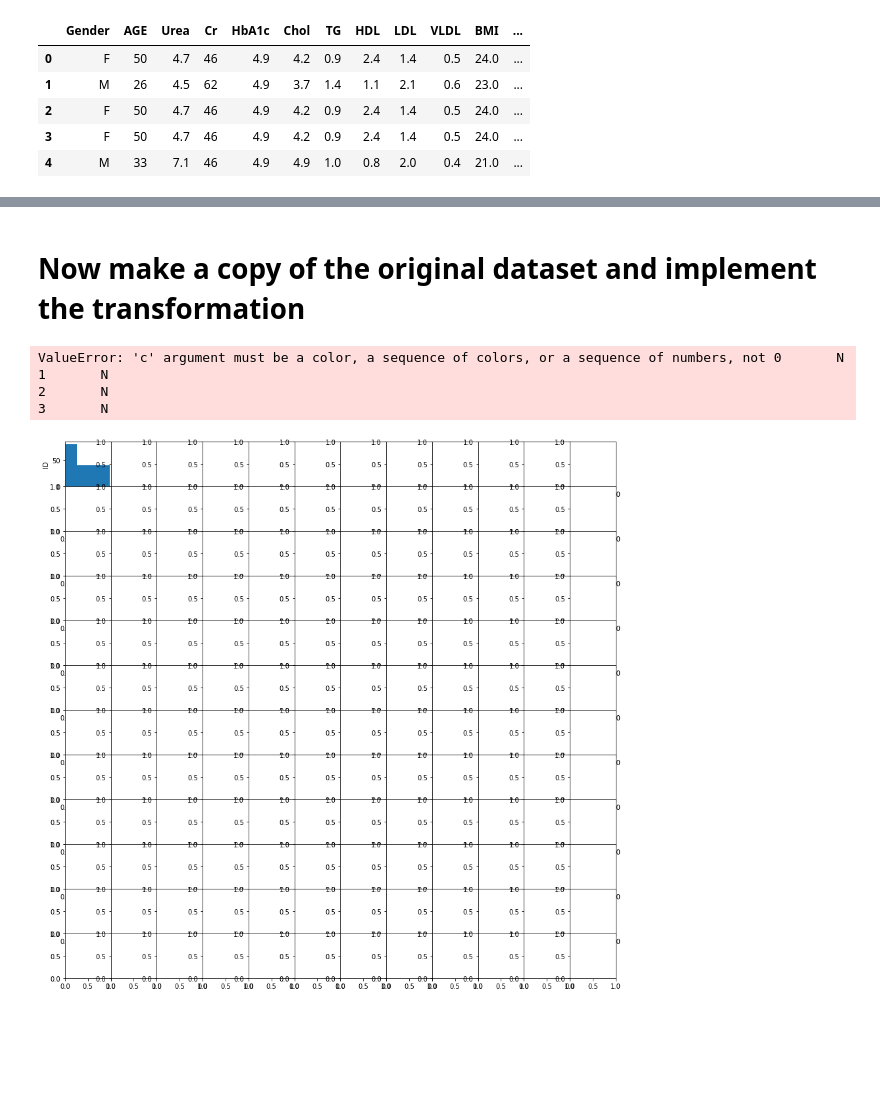
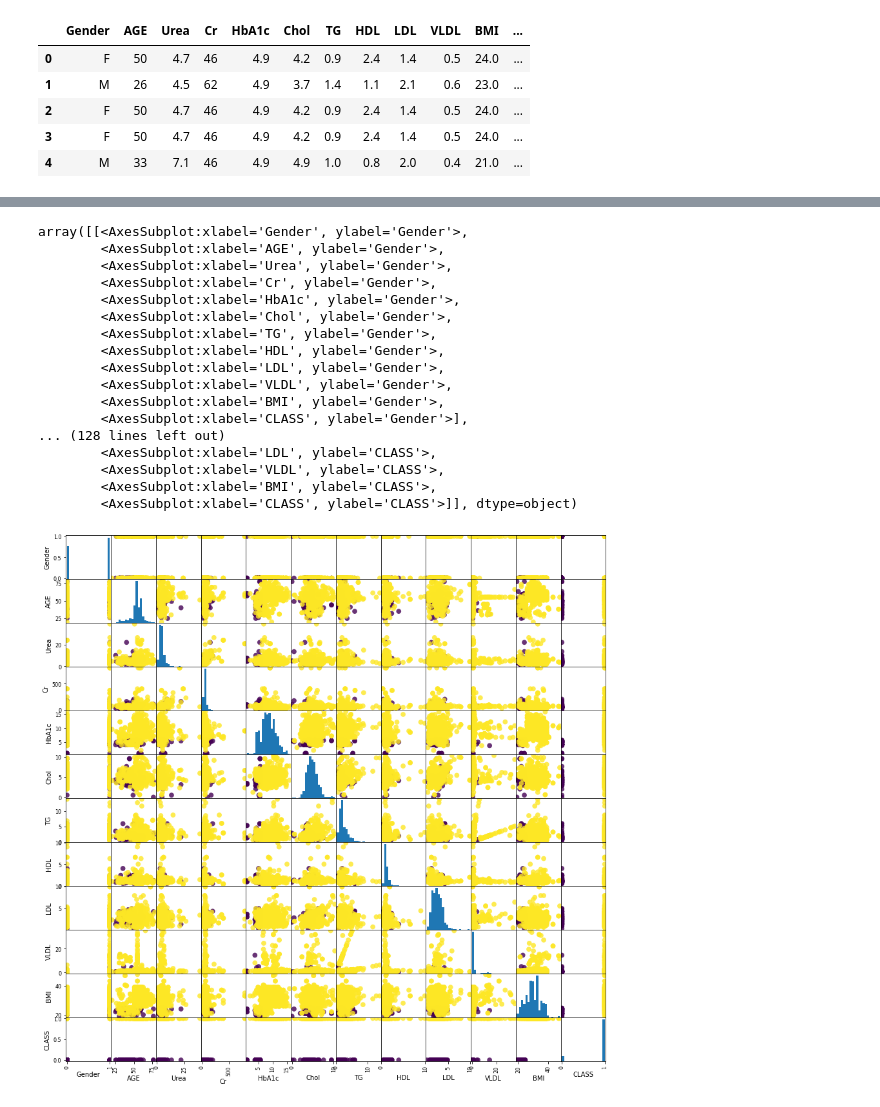
Before and after one commit to QizheCui/Diabetes-Squad, a Jupyter notebook: EDA/initial plotting and SVM.ipynb, the cells around one changed output, grey strips where cells are left out. Cells and saved outputs as stored; diff of their text form; code cells hidden in the pictures; blank space fills up the shorter version.

```diff
--- a/EDA/initial plotting and SVM.ipynb
+++ b/EDA/initial plotting and SVM.ipynb
@@ -34,9 +34,13 @@ df.head()
 # First let's make a copy of the tailored database so we can implement changes
 df_copy = df.copy()
 # %%
-# Remove rows with class = "P" as we don't need that
+# remove rows with class = "P" as we don't need that
+df_copy = df_copy.drop(df_copy.index[df_copy['CLASS'] == "P"])
+
 # then convert Male and Female to 1 and 0 through level, Class to be 1(Yes), 0(No), and get rid of P(predictice)
-df_copy = df_copy.drop(df_copy.index[df_copy['CLASS'] == "P"])
-level1 = df_copy[["Gender"]]  # level for gender
-level2 = df_copy[["CLASS"]]  # level for class
+cleanup_nums = {"Gender":{"M": 1, "F": 0}, "CLASS":{"Y":1, "N":0 }}
+
+# implement the replacing
+df_copy = df_copy.replace(cleanup_nums)
+df_copy.head()  # now it looks nice
 # %% [output]
@@ -80,15 +53,23 @@ SyntaxError: invalid syntax (2925497728.py, line 3)
-# %% [markdown]
-# Now make a copy of the original dataset and implement the transformation
-# %%
-df_copy["Gender"] = level_enc
-df_copy.head()  # now gender become binary
 # %%
-pd.plotting.scatter_matrix(my_data, c=my_data["CLASS"], figsize=(15, 15),
+pd.plotting.scatter_matrix(df_copy, c=df_copy["CLASS"], figsize=(15, 15),
                            marker='o', hist_kwds={'bins': 20}, s=60,
                            alpha=.8)
 # %% [output]
-ValueError: 'c' argument must be a color, a sequence of colors, or a sequence of numbers, not 0       N
-1       N
-2       N
-3       N
+array([[<AxesSubplot:xlabel='Gender', ylabel='Gender'>,
+        <AxesSubplot:xlabel='AGE', ylabel='Gender'>,
+        <AxesSubplot:xlabel='Urea', ylabel='Gender'>,
+        <AxesSubplot:xlabel='Cr', ylabel='Gender'>,
+        <AxesSubplot:xlabel='HbA1c', ylabel='Gender'>,
+        <AxesSubplot:xlabel='Chol', ylabel='Gender'>,
+        <AxesSubplot:xlabel='TG', ylabel='Gender'>,
+        <AxesSubplot:xlabel='HDL', ylabel='Gender'>,
+        <AxesSubplot:xlabel='LDL', ylabel='Gender'>,
+        <AxesSubplot:xlabel='VLDL', ylabel='Gender'>,
+        <AxesSubplot:xlabel='BMI', ylabel='Gender'>,
+        <AxesSubplot:xlabel='CLASS', ylabel='Gender'>],
+... (128 lines left out)
+        <AxesSubplot:xlabel='LDL', ylabel='CLASS'>,
+        <AxesSubplot:xlabel='VLDL', ylabel='CLASS'>,
+        <AxesSubplot:xlabel='BMI', ylabel='CLASS'>,
+        <AxesSubplot:xlabel='CLASS', ylabel='CLASS'>]], dtype=object)
-[figure, old version]
+[figure, new version]
```
Also changed, not shown: parts of 5 cells of this notebook.
